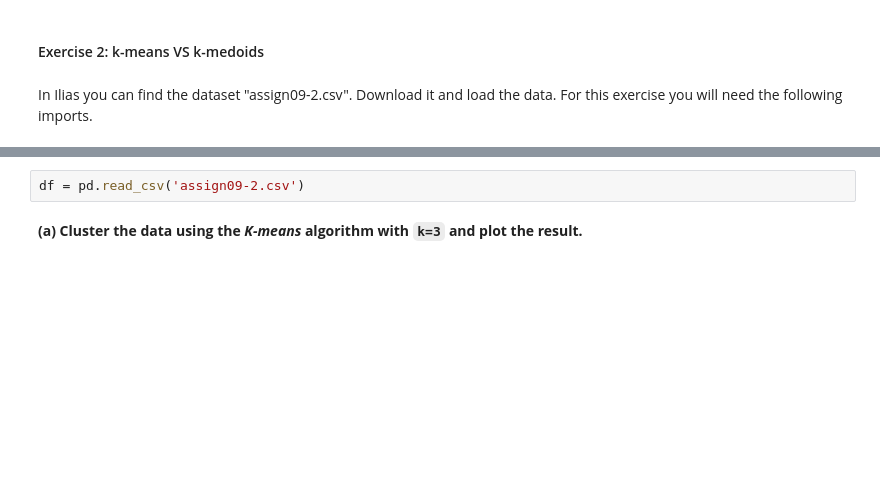
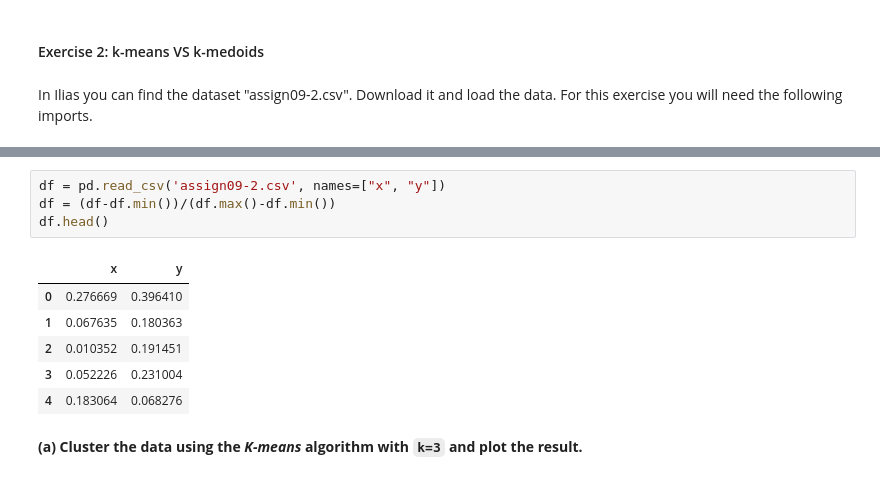
Before and after one commit to kssrr/DataMiningAssignments, a Jupyter notebook: Exercise10/Assignment_10.ipynb, the cells around one changed output, grey strips where cells are left out. Cells and saved outputs as stored; diff of their text form; blank space fills up the shorter version.

```diff
--- a/Exercise10/Assignment_10.ipynb
+++ b/Exercise10/Assignment_10.ipynb
@@ -123,4 +116,13 @@ Requirement already satisfied: threadpoolctl>=2.0.0 in /Users/lorenzruckert/anac
 # %%
-df = pd.read_csv('assign09-2.csv')
+df = pd.read_csv('assign09-2.csv', names=["x", "y"])
+df = (df-df.min())/(df.max()-df.min())
+df.head()
+# %% [output]
+|  | x | y |
+| 0 | 0.276669 | 0.396410 |
+| 1 | 0.067635 | 0.180363 |
+| 2 | 0.010352 | 0.191451 |
+| 3 | 0.052226 | 0.231004 |
+| 4 | 0.183064 | 0.068276 |
 # %% [markdown]
 __(a) Cluster  the  data  using  the  *K-means* algorithm with `k=3` and plot the result.__
```
Also changed, not shown: parts of 5 cells of this notebook.
